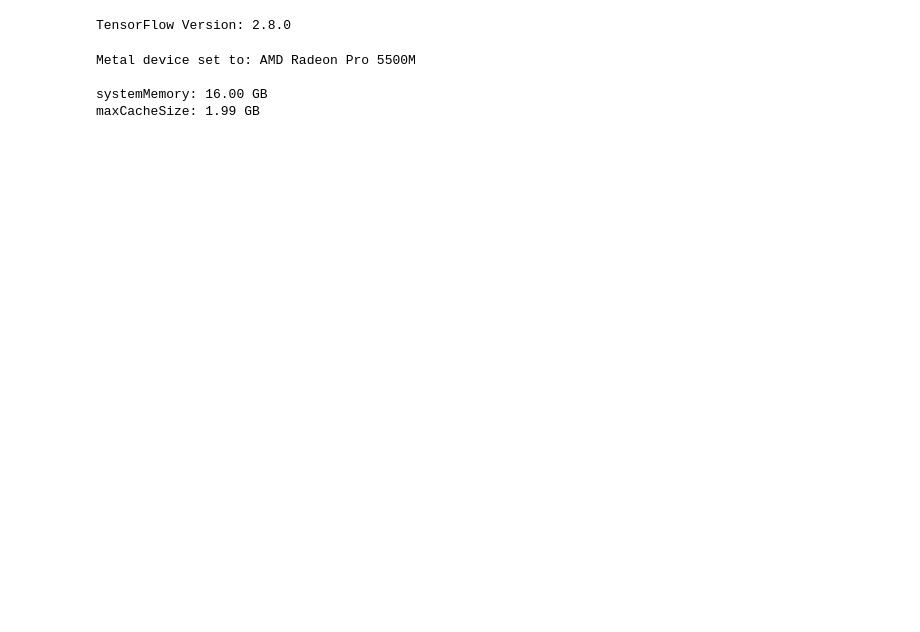
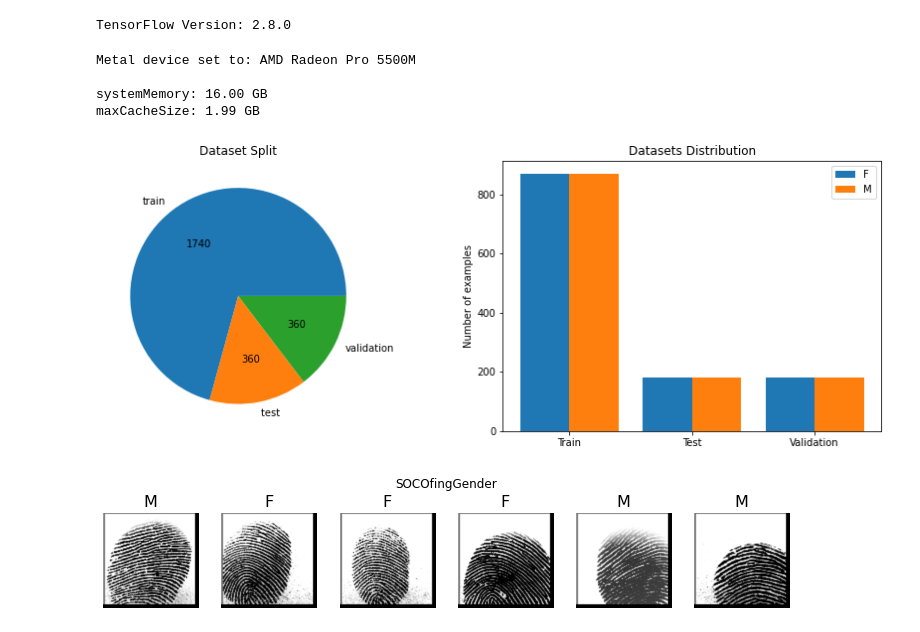
Before and after one commit to KobiAms/FingerprintsDeepLearning, a Jupyter notebook: test_any_datasets.ipynb, the cells around one changed output. Drawn from its saved outputs; the diff is of its cells as text; code cells hidden in the pictures; blank space fills up the shorter version.

```diff
--- a/test_any_datasets.ipynb
+++ b/test_any_datasets.ipynb
@@ -20,13 +21,13 @@ dsConfig = {
     'shuffle': True
     }
 # %%
-SOCOsub = SOCOFingSubjects(**dsConfig)
 SOCOGender = SOCOFingGender(**dict(dsConfig, sampling=SOCOFingGender.UNDER_SAMPLING))
-
-subDS = SOCOsub.create()
 genderDS = SOCOGender.create()
+utils.datasetAnalysisAndDisplay(genderDS, SOCOGender)
 # %% [output]
 Metal device set to: AMD Radeon Pro 5500M
 
 systemMemory: 16.00 GB
 maxCacheSize: 1.99 GB
+[figure, added]
+[figure, added]
```
Also changed, not shown: parts of 15 cells of this notebook, 8 other files.
